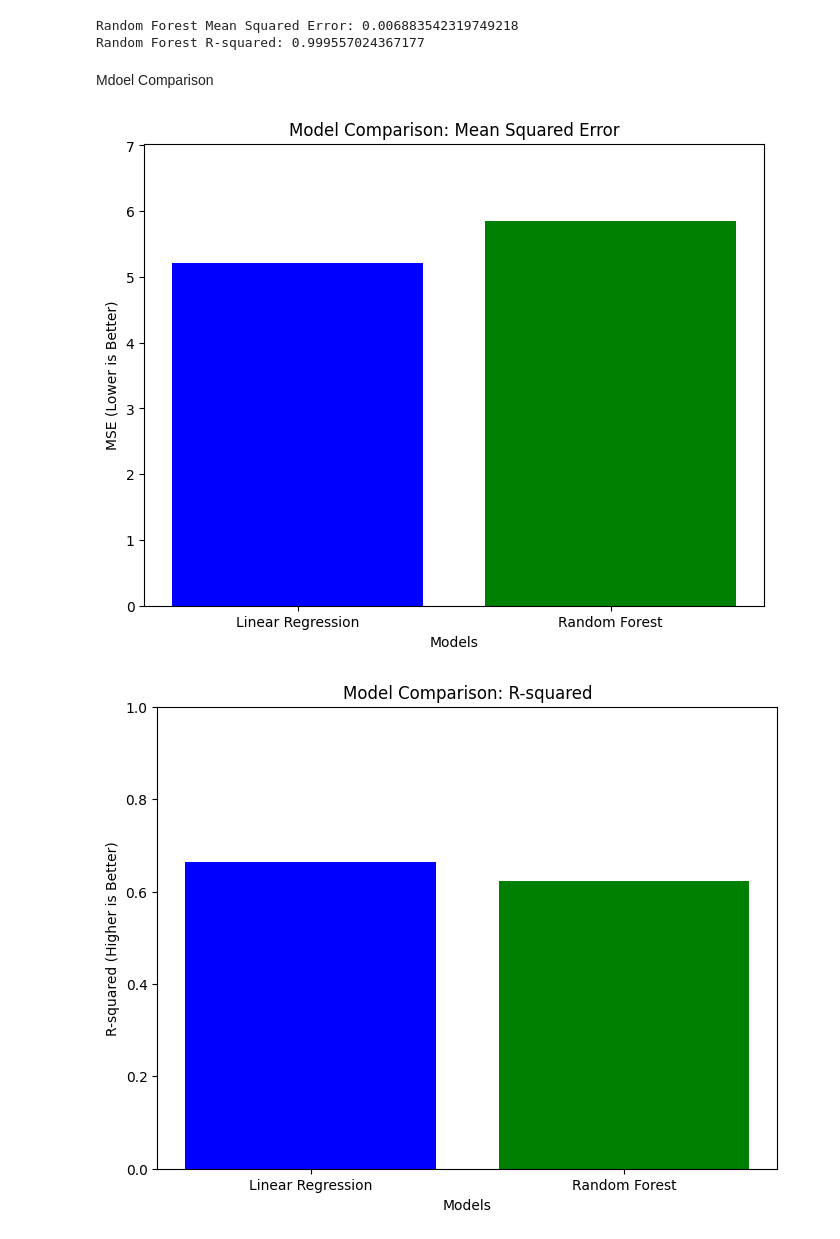
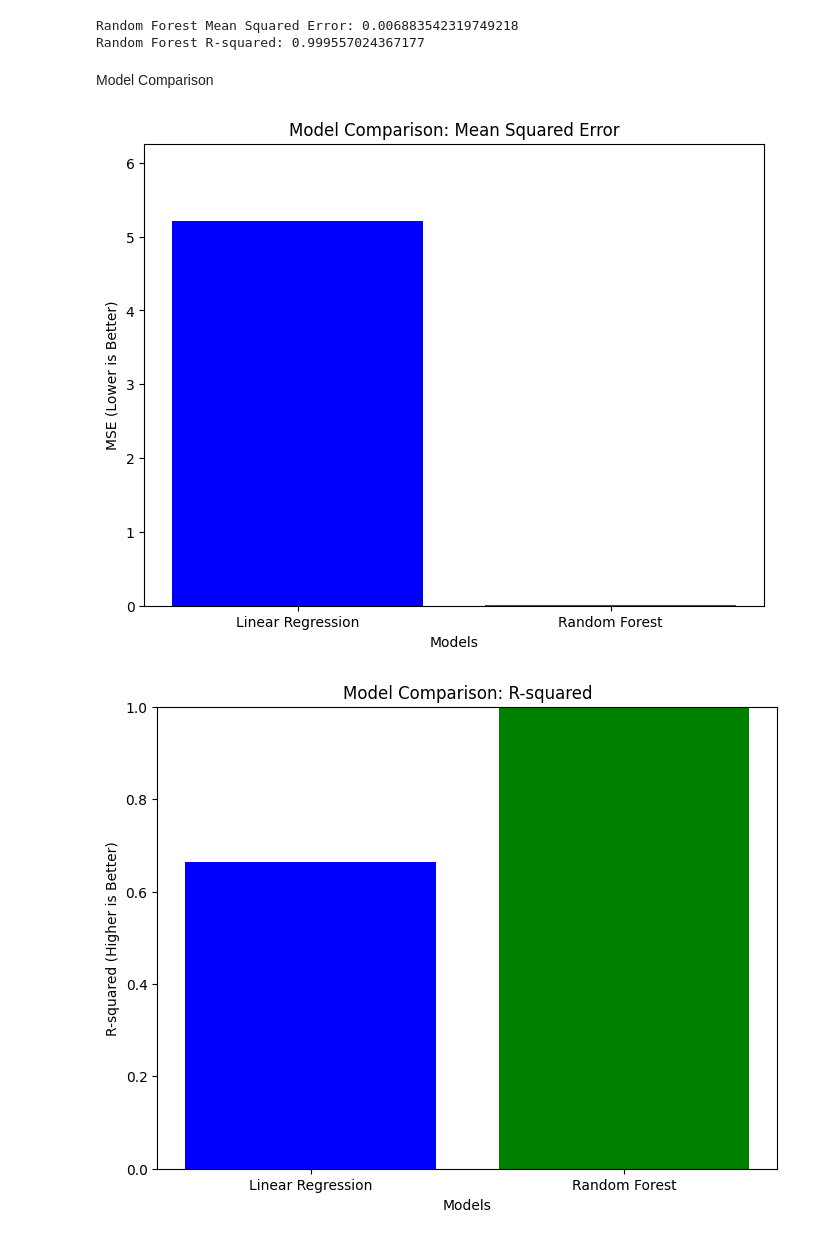
Before and after one commit to Sam-Little/ML_assessment_3, a Jupyter notebook: final_project.ipynb, the cells around one changed output. Cells and saved outputs as stored; diff of their text form; code cells hidden in the pictures.

```diff
--- a/final_project.ipynb
+++ b/final_project.ipynb
@@ -199,32 +228,32 @@ print(f'Random Forest R-squared: {rf_r2}')
 Random Forest Mean Squared Error: 0.006883542319749218
 Random Forest R-squared: 0.999557024367177
 # %% [markdown]
-Mdoel Comparison
+Model Comparison
 # %%
 import matplotlib.pyplot as plt
 
 # Define metrics for the models
 models = ['Linear Regression', 'Random Forest']
-mse_values = [5.215195379547095, 5.85550211598746]
-r2_values = [0.6643872636734858, 0.6231816941280333]
+mse_values = [5.215195379547095,  0.006883542319749218]
+r2_values = [0.6643872636734858, 0.999557024367177]
 
 # Plot MSE Comparison
 plt.figure(figsize=(8, 6))
 plt.bar(models, mse_values, color=['blue', 'green'])
 plt.title('Model Comparison: Mean Squared Error')
 plt.ylabel('MSE (Lower is Better)')
 plt.xlabel('Models')
 plt.ylim(0, max(mse_values) * 1.2)
 plt.show()
 
 # Plot R-squared Comparison
 plt.figure(figsize=(8, 6))
 plt.bar(models, r2_values, color=['blue', 'green'])
 plt.title('Model Comparison: R-squared')
 plt.ylabel('R-squared (Higher is Better)')
 plt.xlabel('Models')
 plt.ylim(0, 1)
 plt.show()
 # %% [output]
-[figure, old version]
+[figure, new version]
-[figure, old version]
+[figure, new version]
```
Also changed, not shown: parts of 1 cell of this notebook.
